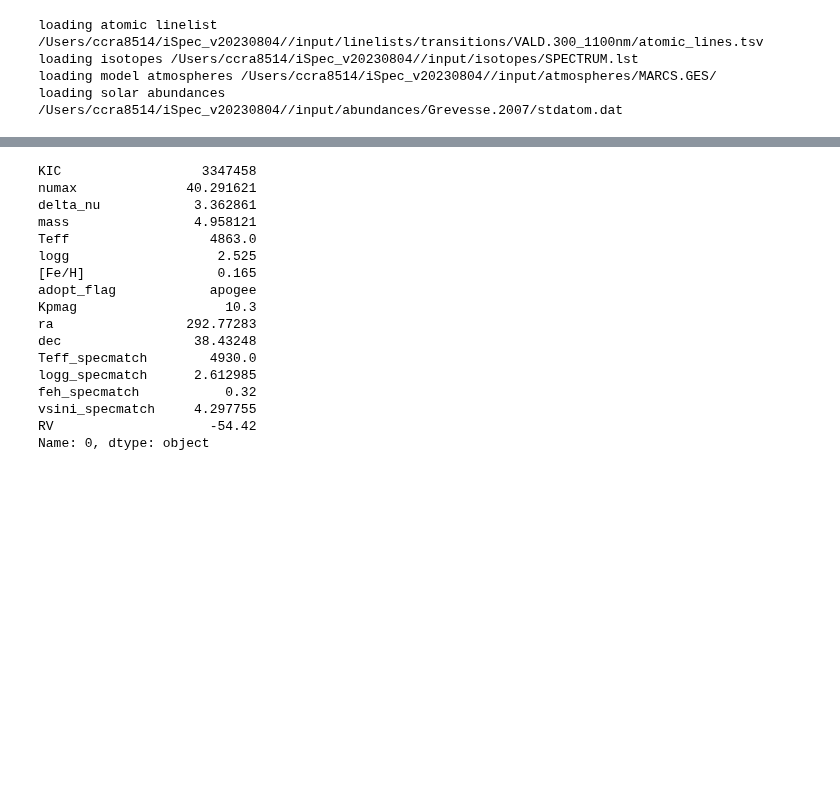
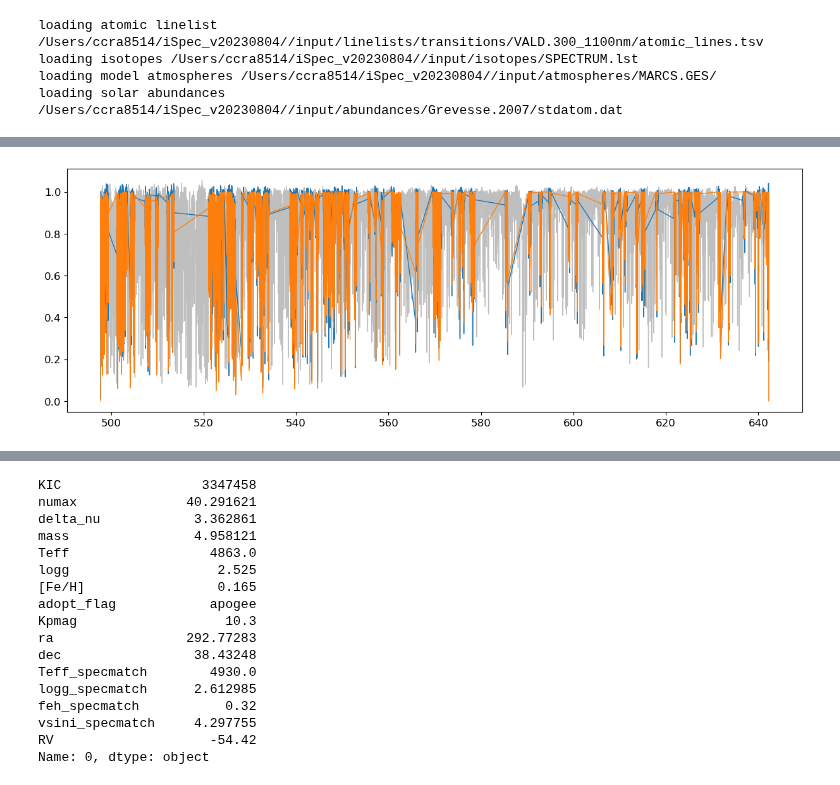
Before and after one commit to courtcraw/Notebooks, a Jupyter notebook: highmass_spectra_ispec.ipynb, the cells around one changed output, grey strips where cells are left out. Cells and saved outputs as stored; diff of their text form; code cells hidden in the pictures; blank space fills up the shorter version.

```diff
--- a/highmass_spectra_ispec.ipynb
+++ b/highmass_spectra_ispec.ipynb
@@ -630,0 +610,8 @@ Return code: 5
+# %%
+plt.figure(figsize=(15,5))
+plt.plot(star_spectrum_RVcorr['waveobs'],star_spectrum_RVcorr['flux'],color='grey',alpha=0.5)
+plt.plot(obs_spec['waveobs'],obs_spec['flux'])
+plt.plot(modeled_synth_spectrum['waveobs'],modeled_synth_spectrum['flux'])
+plt.show()
+# %% [output]
+[figure, added]
```
Also changed, not shown: parts of 7 cells of this notebook, 2 other files.
